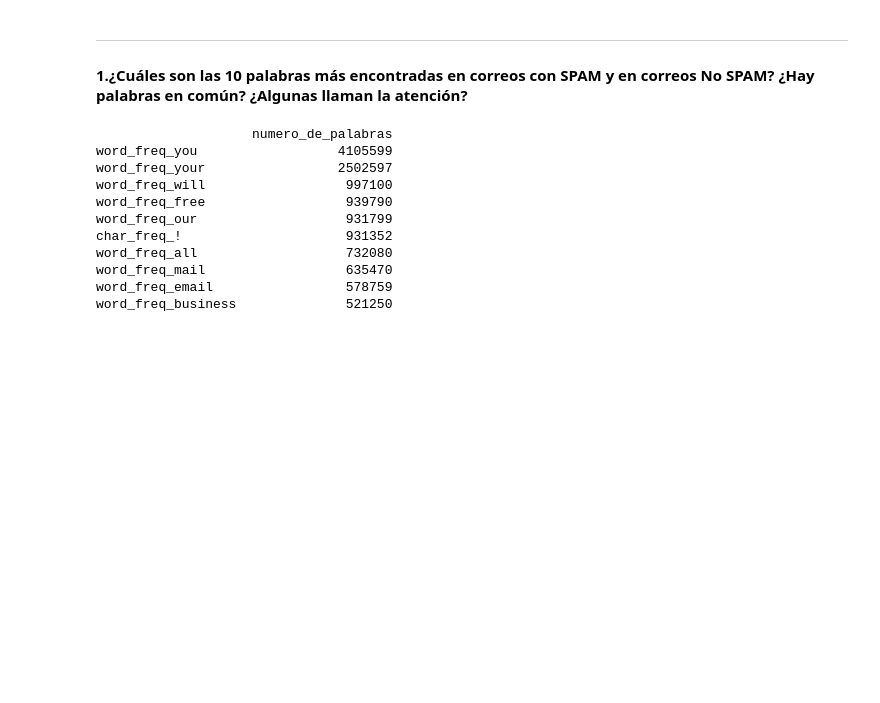
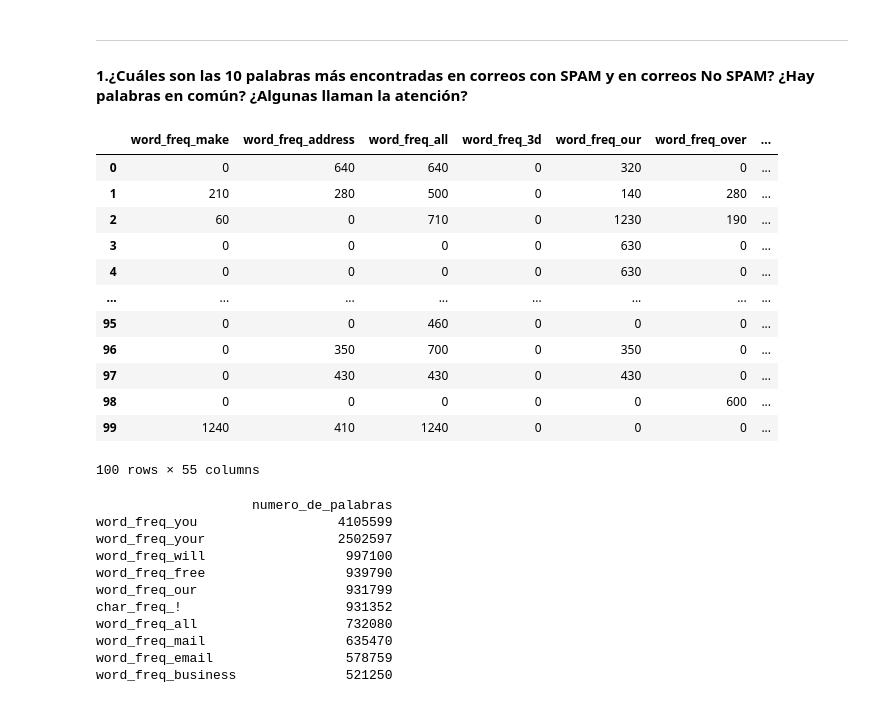
Before and after one commit to Chelodromo/trabajo_practico_3_IIA, a Jupyter notebook: TP3.ipynb, the cells around one changed output. Cells and saved outputs as stored; diff of their text form; code cells hidden in the pictures; blank space fills up the shorter version.

```diff
--- a/TP3.ipynb
+++ b/TP3.ipynb
@@ -45,4 +45,17 @@ from sklearn.metrics import accuracy_score, precision_score, recall_score, confu
 # %%
 dataset = pd.read_csv("dataset/spambase.csv") # cargando los datos desde un CSV
 dataset.head(100)
-dataset.rename(columns={"word_freq_make\r": "word_freq_make"}, inplace=True)
+# %% [output]
+|  | word_freq_make | word_freq_address | word_freq_all | word_freq_3d | word_freq_our | word_freq_over | ... |
+| 0 | 0 | 640 | 640 | 0 | 320 | 0 | ... |
+| 1 | 210 | 280 | 500 | 0 | 140 | 280 | ... |
+| 2 | 60 | 0 | 710 | 0 | 1230 | 190 | ... |
+| 3 | 0 | 0 | 0 | 0 | 630 | 0 | ... |
+| 4 | 0 | 0 | 0 | 0 | 630 | 0 | ... |
+| ... | ... | ... | ... | ... | ... | ... | ... |
+| 95 | 0 | 0 | 460 | 0 | 0 | 0 | ... |
+| 96 | 0 | 350 | 700 | 0 | 350 | 0 | ... |
+| 97 | 0 | 430 | 430 | 0 | 430 | 0 | ... |
+| 98 | 0 | 0 | 0 | 0 | 0 | 600 | ... |
+| 99 | 1240 | 410 | 1240 | 0 | 0 | 0 | ... |
+100 rows × 55 columns
```
Also changed, not shown: parts of 9 cells of this notebook, 1 other file.
